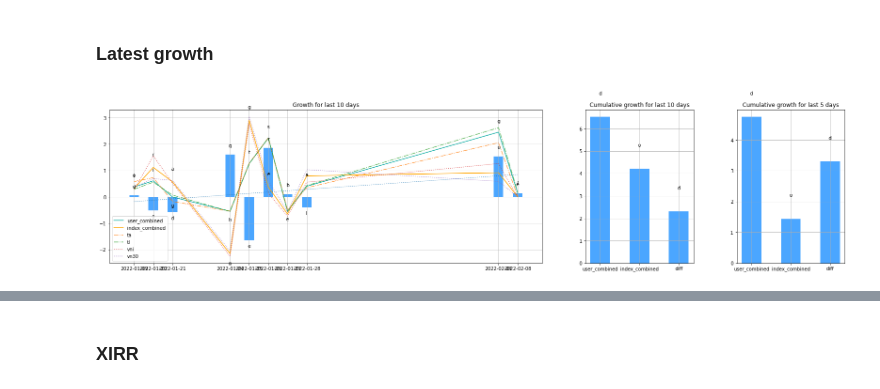
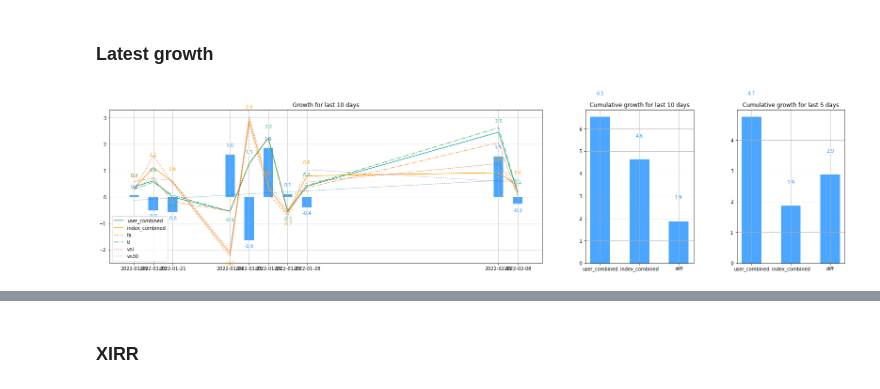
Before and after one commit to anhtuan23/stock_tracker, a Jupyter notebook: tracker.ipynb, the cells around one changed output, grey strips where cells are left out. Drawn from its saved outputs; the diff is of its cells as text; code cells hidden in the pictures.

Commit message:
add daily income chart

```diff
--- a/tracker.ipynb
+++ b/tracker.ipynb
@@ -431,3 +421,5 @@ log_df.iloc[-5:]
+# %%
+recent_daily_df = log_df.iloc[-10:]
 # %% [markdown]
 ### Latest growth
 # %%
@@ -440,13 +432,11 @@ fig, (ax1, ax2, ax3) = plt.subplots(
 
 # * Last x days line plot
 
-last_10_days_df = log_df.iloc[-10:]
-
 for combined_name, color in zip(
     [user_combined, index_combined], ["lightseagreen", "orange"]
 ):
-    x = last_10_days_df.index
-    y = last_10_days_df[f"{combined_name}_diff_p"] * 100
+    x = recent_daily_df.index
+    y = recent_daily_df[f"{combined_name}_diff_p"] * 100
     ax1.plot_date(
         x,
         y,
@@ -455,32 +445,32 @@ for combined_name, color in zip(
         label=combined_name,
         color=color,
     )
-    add_labels(ax1, x, y, color)
+    add_labels(ax1, x, y, color=color)
 
-last_10_days_diff = (
-    last_10_days_df[f"{user_combined}_diff_p"]
-    - last_10_days_df[f"{index_combined}_diff_p"]
+recent_diff_df = (
+    recent_daily_df[f"{user_combined}_diff_p"]
+    - recent_daily_df[f"{index_combined}_diff_p"]
 ) * 100
 
 ax1.bar(
-    last_10_days_df.index,
-    last_10_days_diff,
+    recent_daily_df.index,
+    recent_diff_df,
     width=0.5,
     alpha=0.8,
     color="dodgerblue",
 )
-add_labels(ax1, last_10_days_df.index, last_10_days_diff, "dodgerblue")
+add_labels(ax1, recent_daily_df.index, recent_diff_df, color="dodgerblue")
 
 # Trendline
-first_date = last_10_days_df.index[0]
-x = [(date - first_date).days for date in last_10_days_df.index]
-add_trend_line(ax1, ticks=last_10_days_df.index, x=x, y=last_10_days_diff)
+first_date = recent_daily_df.index[0]
+x = [(date - first_date).days for date in recent_daily_df.index]
+add_trend_line(ax1, ticks=recent_daily_df.index, x=x, y=recent_diff_df)
 
 
 for single_name in user_name_l:
     ax1.plot_date(
-        last_10_days_df.index,
-        last_10_days_df[f"{single_name}_diff_p"] * 100,
+        recent_daily_df.index,
+        recent_daily_df[f"{single_name}_diff_p"] * 100,
         linestyle="-.",
         marker=None,
         alpha=0.7,
@@ -489,43 +479,43 @@ for single_name in user_name_l:
 
 for single_name in index_name_l:
     ax1.plot_date(
-        last_10_days_df.index,
-        last_10_days_df[f"{single_name}_diff_p"] * 100,
+        recent_daily_df.index,
+        recent_daily_df[f"{single_name}_diff_p"] * 100,
         linestyle=":",
         marker=None,
         alpha=0.7,
         label=single_name,
     )
 
 
 ax1.set_title("Growth for last 10 days")
-ax1.set_xticks(ticks=last_10_days_df.index)
+ax1.set_xticks(ticks=recent_daily_df.index)
 ax1.legend()
 ax1.grid(True)
 
 
 # * Cumulative growth bar plot
 def _plot_cum_growth(df: pd.DataFrame, ax: plt.Axes, day_num: int) -> None:
     cum_user_growth = (df[f"{user_combined}_aux_diff_p"].product() - 1) * 100  # type: ignore
     cum_index_growth = (df[f"{index_combined}_aux_diff_p"].product() - 1) * 100  # type: ignore
     cum_diff_growth = cum_user_growth - cum_index_growth
     x = [user_combined, index_combined, "diff"]
     y = [cum_user_growth, cum_index_growth, cum_diff_growth]
     ax.bar(
         x,
         y,
         width=0.5,
         alpha=0.8,
         color="dodgerblue",
     )
     ax.set_title(f"Cumulative growth for last {day_num} days")
     ax.grid(True)
-    add_labels(ax, x, y, "dodgerblue")
+    add_labels(ax, x, y,color="dodgerblue")
 
 
-_plot_cum_growth(last_10_days_df, ax2, 10)
-_plot_cum_growth(last_10_days_df.iloc[-5:], ax3, 5)
+_plot_cum_growth(recent_daily_df, ax2, 10)
+_plot_cum_growth(recent_daily_df.iloc[-5:], ax3, 5)
 
 plt.show()
 # %% [output]
-[figure, old version]
+[figure, new version]
```
Also changed, not shown: parts of 21 cells of this notebook.
